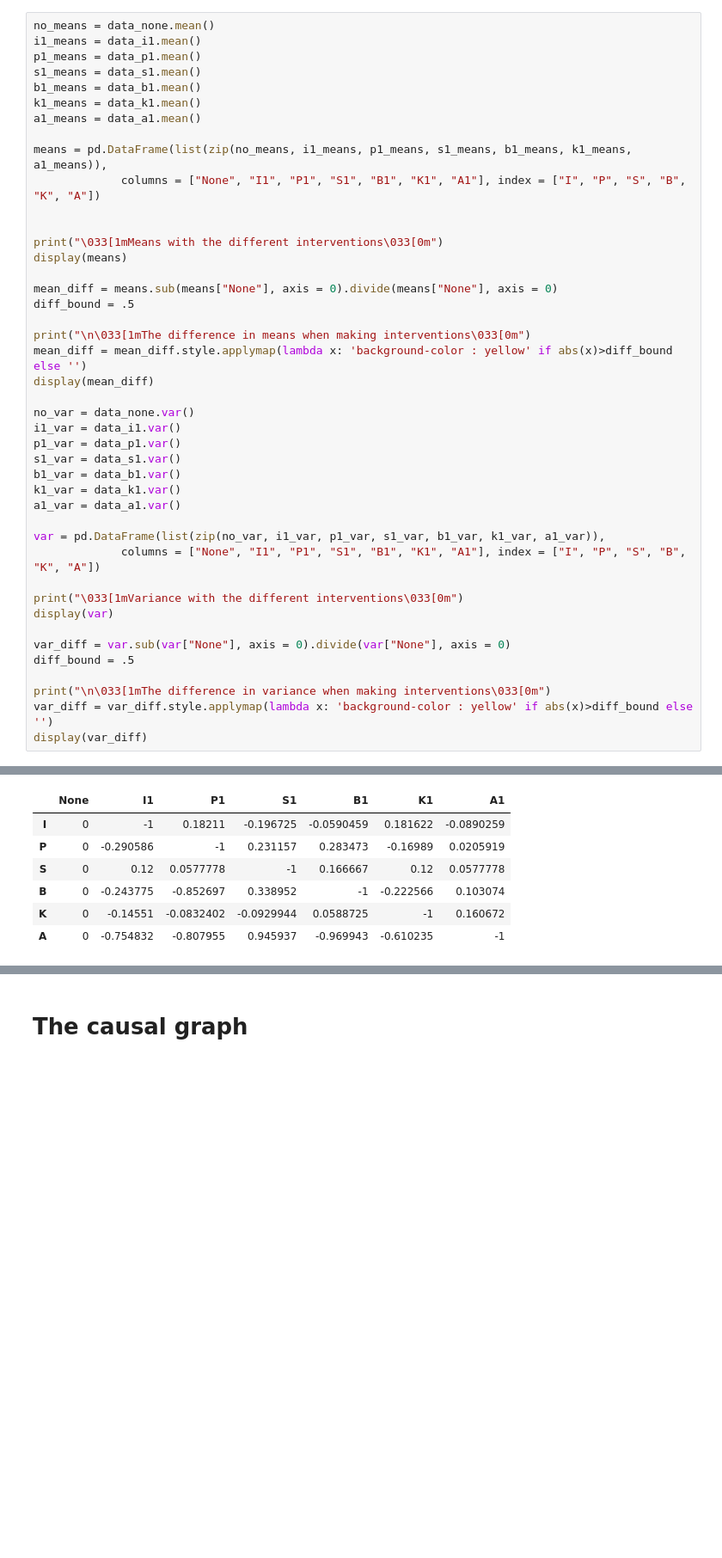
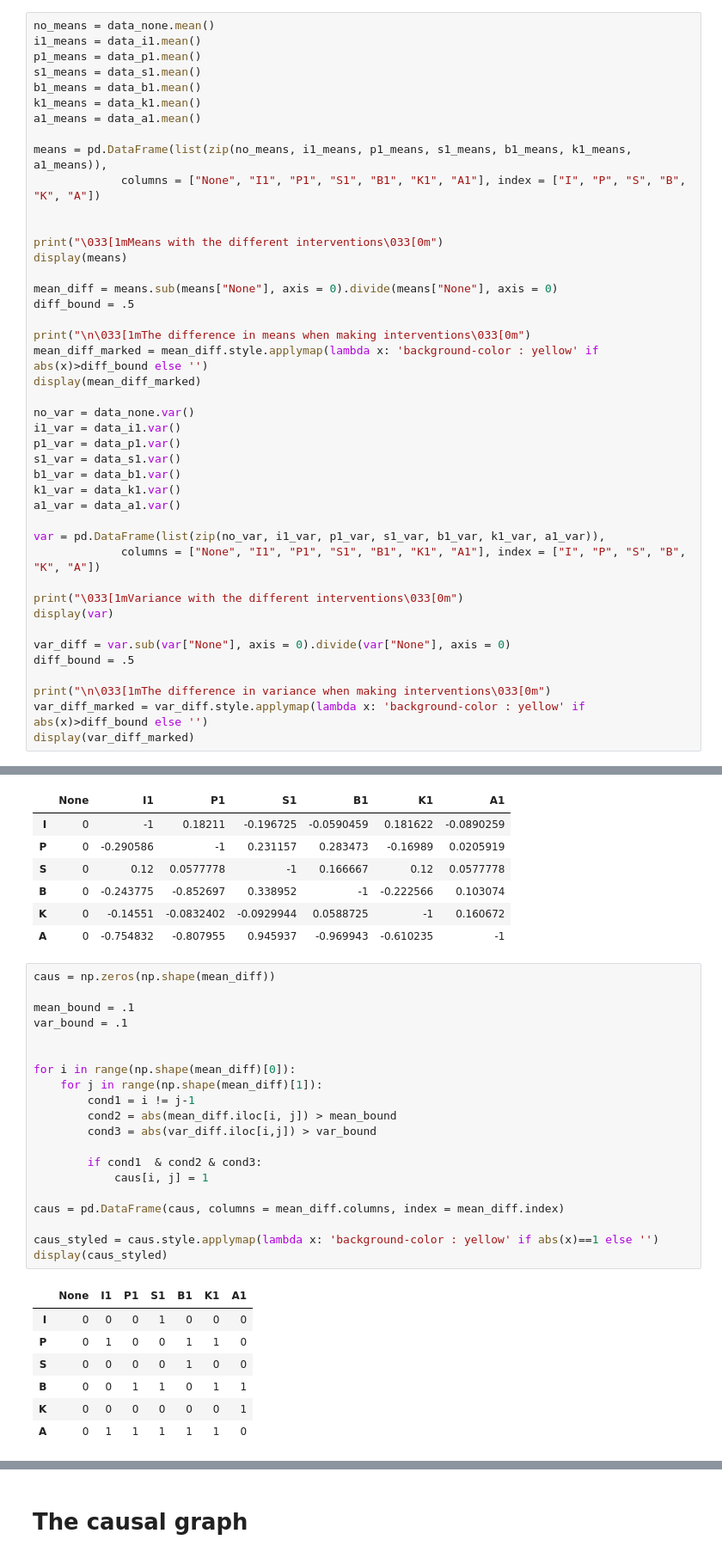
Before and after one commit to The-very-most-awesome-team-of-cool-kids/02463_Causality, a Jupyter notebook: Causality.ipynb, the cells around one changed output, grey strips where cells are left out. Shown at 86% size. Drawn from its saved outputs; the diff is of its cells as text; blank space fills up the shorter version.

Commit message:
add diff table

```diff
--- a/Causality.ipynb
+++ b/Causality.ipynb
@@ -47,8 +47,8 @@ mean_diff = means.sub(means["None"], axis = 0).divide(means["None"], axis = 0)
 diff_bound = .5
 
 print("\n\033[1mThe difference in means when making interventions\033[0m")
-mean_diff = mean_diff.style.applymap(lambda x: 'background-color : yellow' if abs(x)>diff_bound else '')
-display(mean_diff)
+mean_diff_marked = mean_diff.style.applymap(lambda x: 'background-color : yellow' if abs(x)>diff_bound else '')
+display(mean_diff_marked)
 
 no_var = data_none.var()
 i1_var = data_i1.var()
@@ -68,8 +68,8 @@ var_diff = var.sub(var["None"], axis = 0).divide(var["None"], axis = 0)
 diff_bound = .5
 
 print("\n\033[1mThe difference in variance when making interventions\033[0m")
-var_diff = var_diff.style.applymap(lambda x: 'background-color : yellow' if abs(x)>diff_bound else '')
-display(var_diff)
+var_diff_marked = var_diff.style.applymap(lambda x: 'background-color : yellow' if abs(x)>diff_bound else '')
+display(var_diff_marked)
 # %% [output]
 Means with the different interventions
 |  | None | I1 | P1 | S1 | B1 | K1 | A1 |
@@ -103,3 +103,31 @@ The difference in variance when making interventions
 | B | 0 | -0.243775 | -0.852697 | 0.338952 | -1 | -0.222566 | 0.103074 |
 | K | 0 | -0.14551 | -0.0832402 | -0.0929944 | 0.0588725 | -1 | 0.160672 |
 | A | 0 | -0.754832 | -0.807955 | 0.945937 | -0.969943 | -0.610235 | -1 |
+# %%
+caus = np.zeros(np.shape(mean_diff))
+
+mean_bound = .1
+var_bound = .1
+
+
+for i in range(np.shape(mean_diff)[0]):
+    for j in range(np.shape(mean_diff)[1]):
+        cond1 = i != j-1
+        cond2 = abs(mean_diff.iloc[i, j]) > mean_bound
+        cond3 = abs(var_diff.iloc[i,j]) > var_bound
+
+        if cond1  & cond2 & cond3:
+            caus[i, j] = 1
+
+caus = pd.DataFrame(caus, columns = mean_diff.columns, index = mean_diff.index)
+
+caus_styled = caus.style.applymap(lambda x: 'background-color : yellow' if abs(x)==1 else '')
+display(caus_styled)
+# %% [output]
+|  | None | I1 | P1 | S1 | B1 | K1 | A1 |
+| I | 0 | 0 | 0 | 1 | 0 | 0 | 0 |
+| P | 0 | 1 | 0 | 0 | 1 | 1 | 0 |
+| S | 0 | 0 | 0 | 0 | 1 | 0 | 0 |
+| B | 0 | 0 | 1 | 1 | 0 | 1 | 1 |
+| K | 0 | 0 | 0 | 0 | 0 | 0 | 1 |
+| A | 0 | 1 | 1 | 1 | 1 | 1 | 0 |
```
Also changed, not shown: parts of 2 cells of this notebook.
